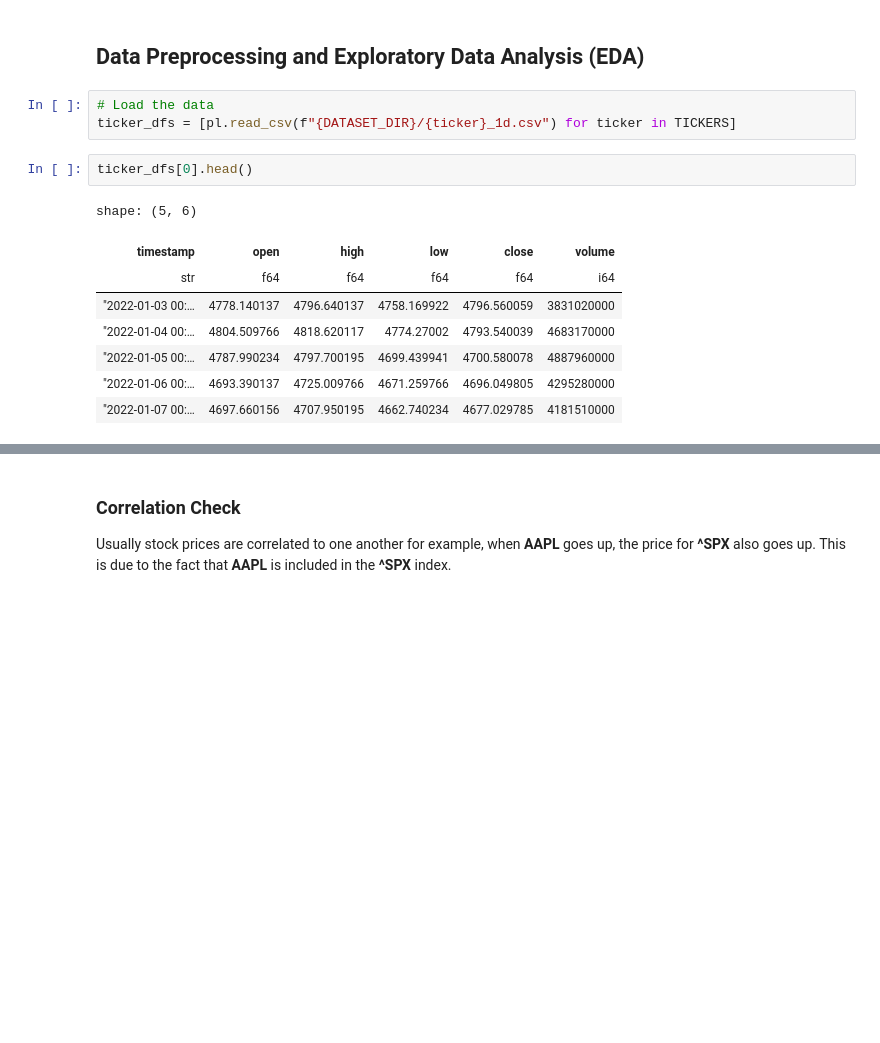
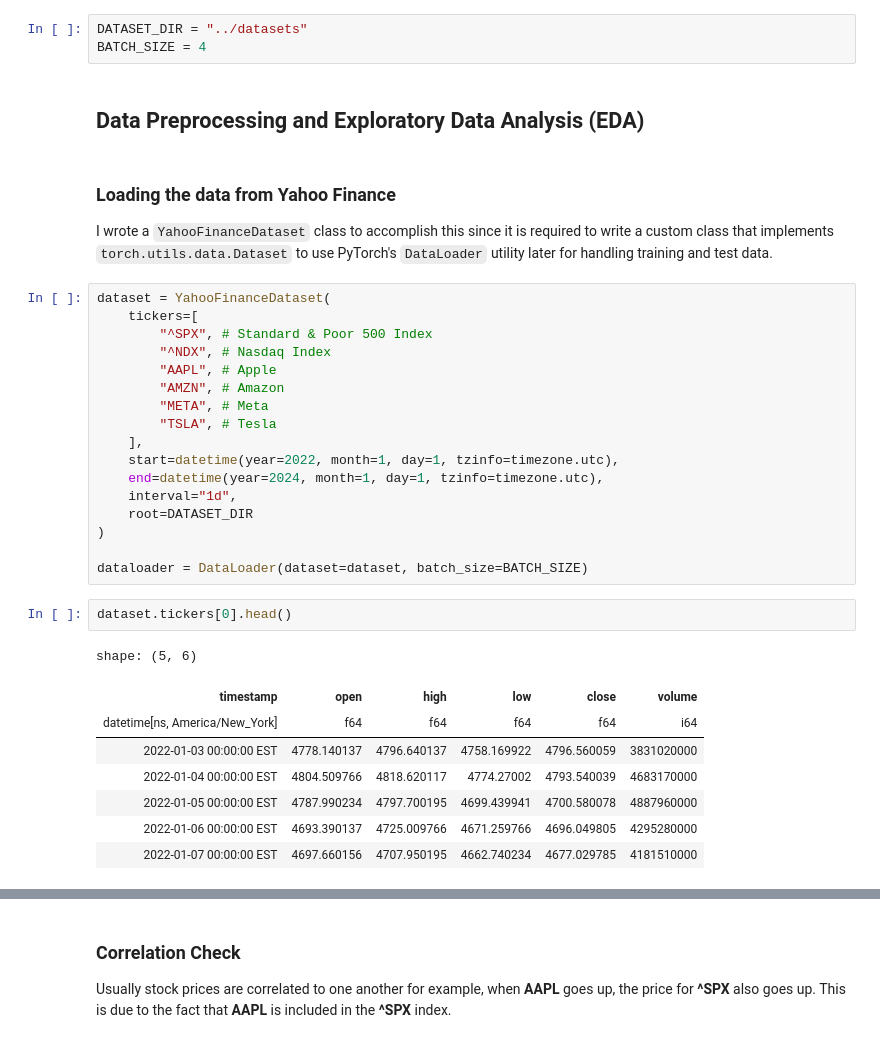
Before and after one commit to marcustut/qml, a Jupyter notebook: notebooks/stock_gan.ipynb, the cells around one changed output, grey strips where cells are left out. Saved outputs shown, nothing was run; the diff lists cells and outputs as text; blank space fills up the shorter version.

```diff
--- a/notebooks/stock_gan.ipynb
+++ b/notebooks/stock_gan.ipynb
@@ -19,17 +10,38 @@ TICKERS = [
+# %%
+DATASET_DIR = "../datasets"
+BATCH_SIZE = 4
 # %% [markdown]
 ## Data Preprocessing and Exploratory Data Analysis (EDA)
-# %%
-# Load the data
-ticker_dfs = [pl.read_csv(f"{DATASET_DIR}/{ticker}_1d.csv") for ticker in TICKERS]
+# %% [markdown]
+### Loading the data from Yahoo Finance
+
+I wrote a `YahooFinanceDataset` class to accomplish this since it is required to write a custom class that implements `torch.utils.data.Dataset` to use PyTorch's `DataLoader` utility later for handling training and test data.
+# %%
+dataset = YahooFinanceDataset(
+    tickers=[
+        "^SPX", # Standard & Poor 500 Index
+        "^NDX", # Nasdaq Index
+        "AAPL", # Apple
+        "AMZN", # Amazon
+        "META", # Meta
+        "TSLA", # Tesla
+    ],
+    start=datetime(year=2022, month=1, day=1, tzinfo=timezone.utc),
+    end=datetime(year=2024, month=1, day=1, tzinfo=timezone.utc),
+    interval="1d",
+    root=DATASET_DIR
+)
+
+dataloader = DataLoader(dataset=dataset, batch_size=BATCH_SIZE)
 # %%
-ticker_dfs[0].head()
+dataset.tickers[0].head()
 # %% [output]
 shape: (5, 6)
 | timestamp | open | high | low | close | volume |
-| str | f64 | f64 | f64 | f64 | i64 |
-| "2022-01-03 00:… | 4778.140137 | 4796.640137 | 4758.169922 | 4796.560059 | 3831020000 |
-| "2022-01-04 00:… | 4804.509766 | 4818.620117 | 4774.27002 | 4793.540039 | 4683170000 |
-| "2022-01-05 00:… | 4787.990234 | 4797.700195 | 4699.439941 | 4700.580078 | 4887960000 |
-| "2022-01-06 00:… | 4693.390137 | 4725.009766 | 4671.259766 | 4696.049805 | 4295280000 |
-| "2022-01-07 00:… | 4697.660156 | 4707.950195 | 4662.740234 | 4677.029785 | 4181510000 |
+| datetime[ns, America/New_York] | f64 | f64 | f64 | f64 | i64 |
+| 2022-01-03 00:00:00 EST | 4778.140137 | 4796.640137 | 4758.169922 | 4796.560059 | 3831020000 |
+| 2022-01-04 00:00:00 EST | 4804.509766 | 4818.620117 | 4774.27002 | 4793.540039 | 4683170000 |
+| 2022-01-05 00:00:00 EST | 4787.990234 | 4797.700195 | 4699.439941 | 4700.580078 | 4887960000 |
+| 2022-01-06 00:00:00 EST | 4693.390137 | 4725.009766 | 4671.259766 | 4696.049805 | 4295280000 |
+| 2022-01-07 00:00:00 EST | 4697.660156 | 4707.950195 | 4662.740234 | 4677.029785 | 4181510000 |
 # %%
```
Also changed, not shown: parts of 15 cells of this notebook, 5 other files.
